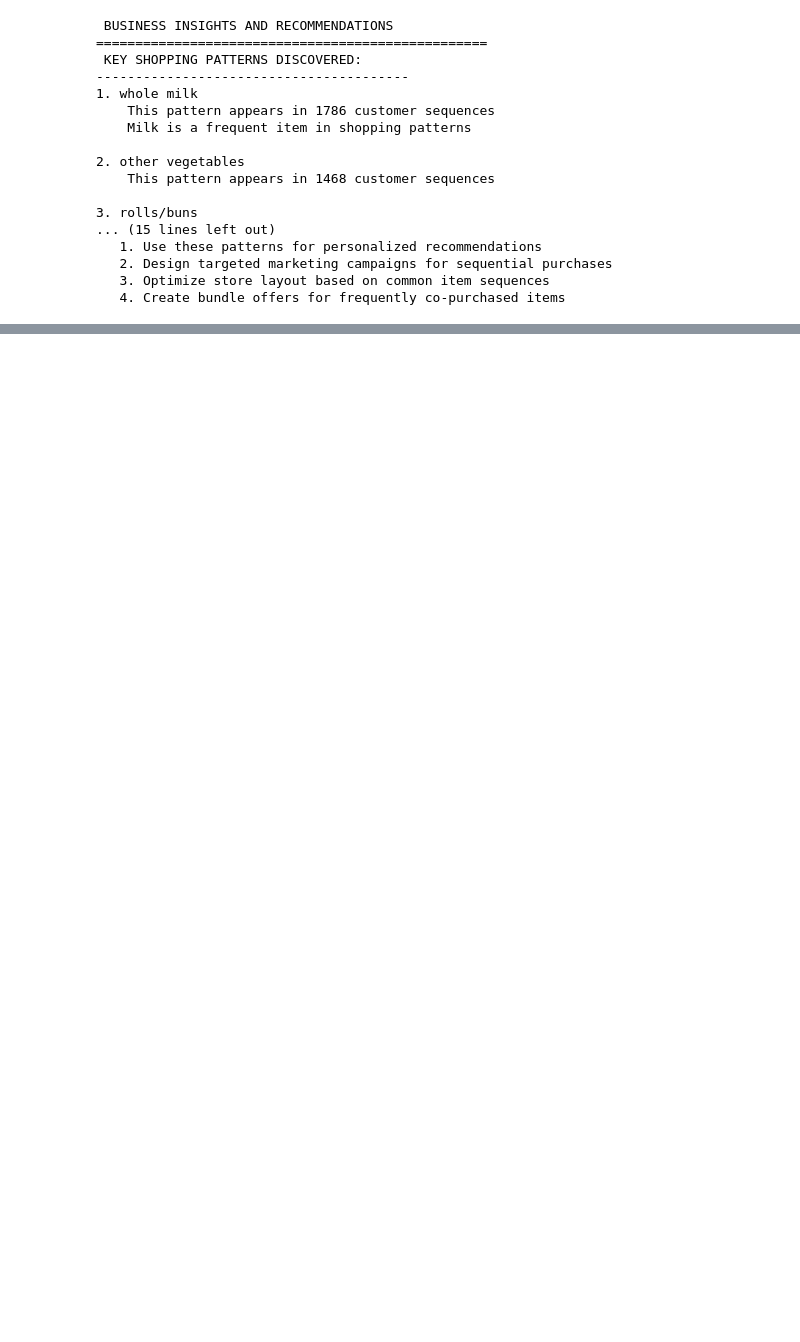
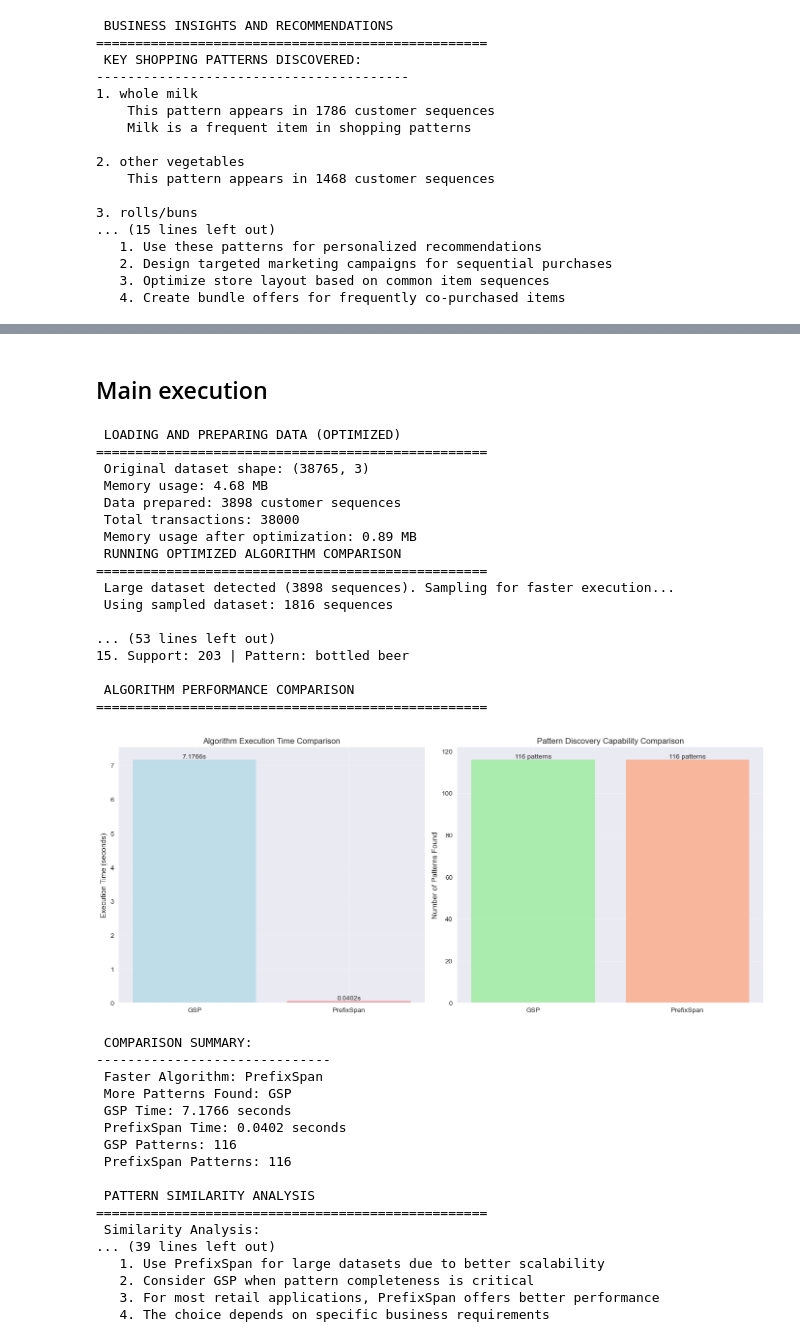
Before and after one commit to elsaawyy/Sequential-Pattern, a Jupyter notebook: notebooks/analysis.ipynb, the cells around one changed output, grey strips where cells are left out. Cells and saved outputs as stored; diff of their text form; code cells hidden in the pictures; blank space fills up the shorter version.

Commit message:
update Sequential_Pattern :(

```diff
--- a/notebooks/analysis.ipynb
+++ b/notebooks/analysis.ipynb
@@ -517,0 +508,58 @@ Results Summary:
+# %% [markdown]
+## Main execution
+# %%
+if __name__ == "__main__":
+    # Load data with optimizations
+    transactions, customer_sequences = load_and_prepare_data_optimized()
+
+    # Run algorithms with optimized parameters
+    min_support = 50  # Increased for performance
+    results = run_algorithms_comparison_optimized(transactions, min_support)
+
+    # Display results
+    display_algorithm_results(results)
+
+    # Visualizations
+    visualize_algorithm_comparison(results)
+
+    # Similarity analysis
+    analyze_pattern_similarity(results)
+
+    # Final report
+    generate_comparison_report(results)
+# %% [output]
+ LOADING AND PREPARING DATA (OPTIMIZED)
+==================================================
+ Original dataset shape: (38765, 3)
+ Memory usage: 4.68 MB
+ Data prepared: 3898 customer sequences
+ Total transactions: 38000
+ Memory usage after optimization: 0.89 MB
+ RUNNING OPTIMIZED ALGORITHM COMPARISON
+==================================================
+ Large dataset detected (3898 sequences). Sampling for faster execution...
+ Using sampled dataset: 1816 sequences
+
+... (53 lines left out)
+15. Support: 203 | Pattern: bottled beer
+
+ ALGORITHM PERFORMANCE COMPARISON
+==================================================
+[figure, added]
+ COMPARISON SUMMARY:
+------------------------------
+ Faster Algorithm: PrefixSpan
+ More Patterns Found: GSP
+ GSP Time: 7.1766 seconds
+ PrefixSpan Time: 0.0402 seconds
+ GSP Patterns: 116
+ PrefixSpan Patterns: 116
+
+ PATTERN SIMILARITY ANALYSIS
+==================================================
+ Similarity Analysis:
+... (39 lines left out)
+   1. Use PrefixSpan for large datasets due to better scalability
+   2. Consider GSP when pattern completeness is critical
+   3. For most retail applications, PrefixSpan offers better performance
+   4. The choice depends on specific business requirements
```
Also changed, not shown: parts of 18 cells of this notebook, 1 other file.
